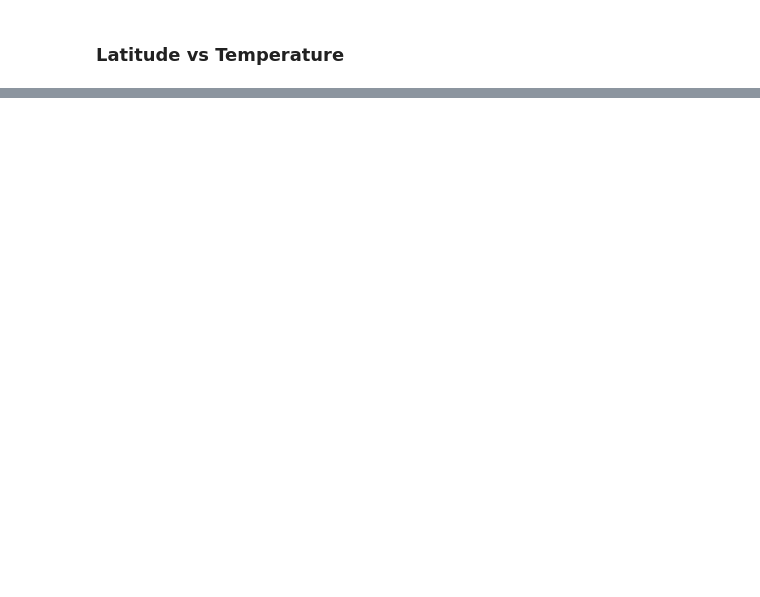
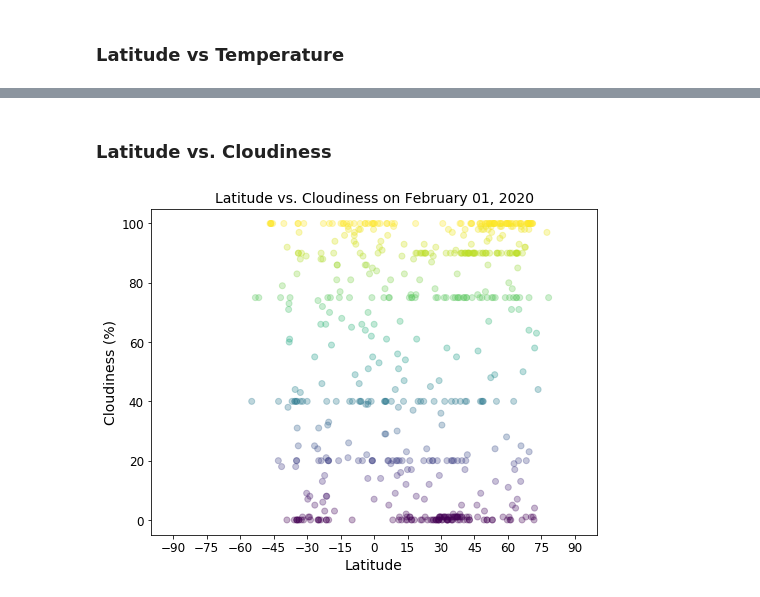
Before and after one commit to nqazimn/python-api-challenge, a Jupyter notebook: WeatherPy/WeatherPy_analysis.ipynb, the cells around one changed output, grey strips where cells are left out. Cells and saved outputs as stored; diff of their text form; code cells hidden in the pictures; blank space fills up the shorter version.

```diff
--- a/WeatherPy/WeatherPy_analysis.ipynb
+++ b/WeatherPy/WeatherPy_analysis.ipynb
@@ -77,0 +98,13 @@ plt.show()
+# %% [markdown]
+### Latitude vs. Cloudiness
+# %%
+fig1, ax1 = plot_weather_data_vs_latitude(weather_df['Latitude'], \
+                                          weather_df['Cloudiness'], \
+                                          'Cloudiness (%)');
+ax1.set_title('Latitude vs. Cloudiness on ' + \
+              (date.today() - timedelta(days=day_since_data_request)).strftime('%B %d, %Y'), \
+              fontsize = 14);
+
+plt.show()
+# %% [output]
+[figure, added]
```
Also changed, not shown: parts of 12 cells of this notebook.
